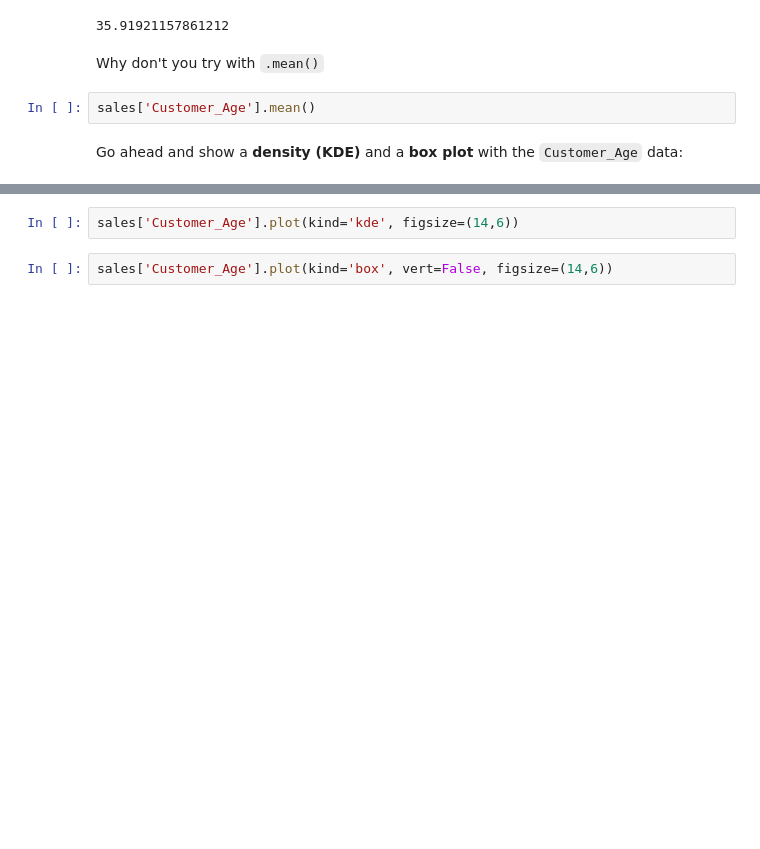
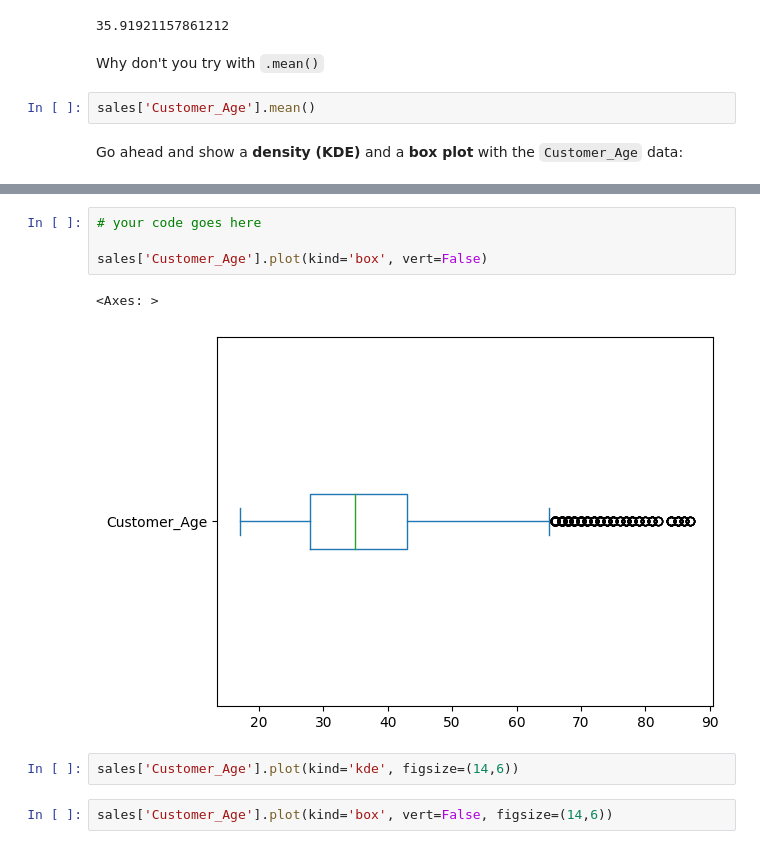
Before and after one commit to myllah/freecodecamp_data_analysis_with_python, a Jupyter notebook: 02 - Data Analysis Example A/Exercises_1.ipynb, the cells around one changed output, grey strips where cells are left out. Drawn from its saved outputs; the diff is of its cells as text; blank space fills up the shorter version.

```diff
--- a/02 - Data Analysis Example A/Exercises_1.ipynb
+++ b/02 - Data Analysis Example A/Exercises_1.ipynb
@@ -57,3 +58,10 @@ sales['Customer_Age'].plot(kind='box')
+# %%
+# your code goes here
+
+sales['Customer_Age'].plot(kind='box', vert=False)
+# %% [output]
+<Axes: >
+[figure, added]
 # %%
 sales['Customer_Age'].plot(kind='kde', figsize=(14,6))
 # %%
```
Also changed, not shown: parts of 3 cells of this notebook.
